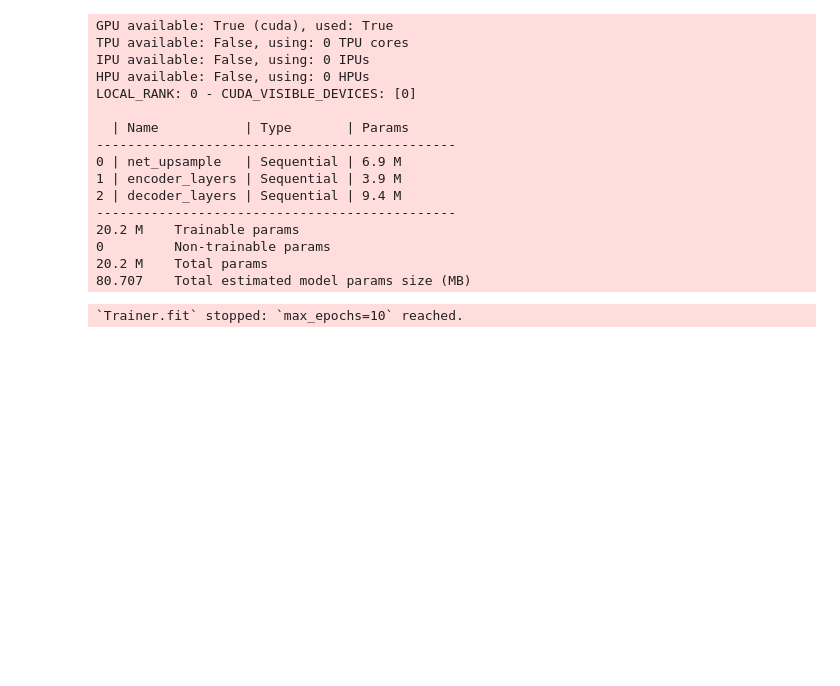
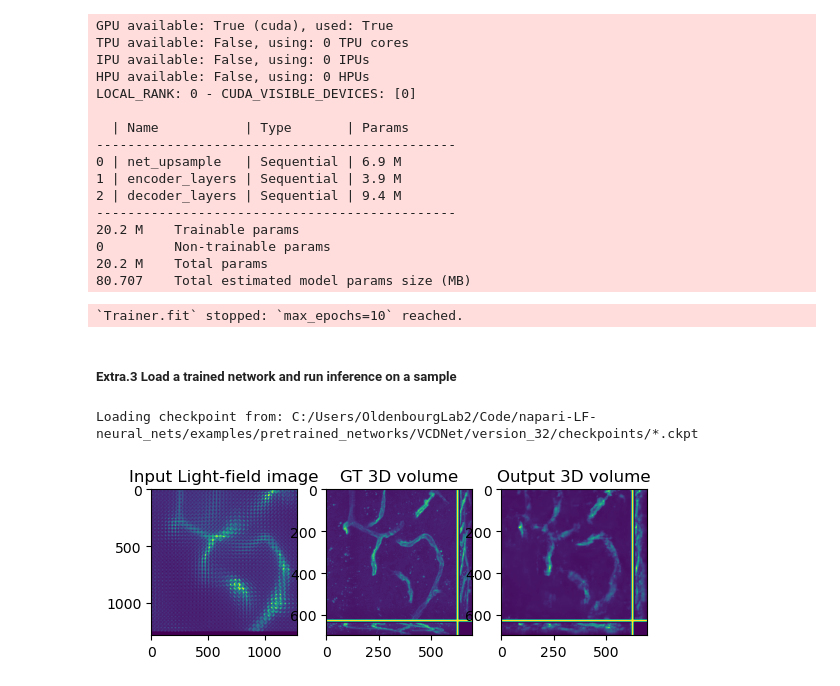
Before and after one commit to PolarizedLightFieldMicroscopy/napari-LF, a Jupyter notebook: src/napari_lf/lfa/main_train_neural_net.ipynb, the cells around one changed output. Saved outputs shown, nothing was run; the diff lists cells and outputs as text; code cells hidden in the pictures; blank space fills up the shorter version.

Commit message:
Added extra section to training notebook, including how to do inference with a trained network

```diff
--- a/src/napari_lf/lfa/main_train_neural_net.ipynb
+++ b/src/napari_lf/lfa/main_train_neural_net.ipynb
@@ -194,3 +198,45 @@ LOCAL_RANK: 0 - CUDA_VISIBLE_DEVICES: [0]
 20.2 M    Total params
 80.707    Total estimated model params size (MB)
 `Trainer.fit` stopped: `max_epochs=10` reached.
+# %% [markdown]
+##### Extra.3 Load a trained network and run inference on a sample
+# %%
+from neural_nets.util.LFUtil import *
+import matplotlib.pyplot as plt
+from neural_nets.LFNeuralNetworkProto import *
+
+# Where is the checkpoint of the network?
+checkpoint_path = 'C:/Users/OldenbourgLab2/Code/napari-LF-neural_nets/examples/pretrained_networks/VCDNet/version_32/checkpoints/*.ckpt'
+print("Loading checkpoint from: " + checkpoint_path)
+# Create network
+net = LFNeuralNetworkProto.load_network_from_file(checkpoint_path, LFshape)
+# Load datasets
+net.configure_dataloader()
+
+# Grab a sample
+LF_img_4D, GT_vol = net.val_loader.dataset.__getitem__(0)
+# perform reconstruction by calling the network with the image (This calls the forward function in the network)
+pred_vol = net(LF_img_4D.unsqueeze(0))
+
+# Compute 2D lenslet image for display
+LF_img_lenslet = LF2Spatial(LF_img_4D.unsqueeze(0), LFshape)
+# Compute volume Maximum intensity projection
+vol_pred_MIP = volume_2_projections(pred_vol)
+vol_GT_MIP = volume_2_projections(GT_vol.float().unsqueeze(0))
+
+# Show input and output
+plt.subplot(1,3,1)
+# Pytorch output dimensions are [batch, channel, x, y].
+#We grab only the [x,y] and convert it to cpu and numpy for display
+plt.imshow(LF_img_lenslet[0,0].cpu().detach().numpy())
+plt.title('Input Light-field image')
+plt.subplot(1,3,2)
+plt.imshow(vol_GT_MIP[0,0].cpu().detach().numpy())
+plt.title('GT 3D volume')
+plt.subplot(1,3,3)
+plt.imshow(vol_pred_MIP[0,0].cpu().detach().numpy())
+plt.title('Output 3D volume')
+plt.show()
+# %% [output]
+Loading checkpoint from: C:/Users/OldenbourgLab2/Code/napari-LF-neural_nets/examples/pretrained_networks/VCDNet/version_32/checkpoints/*.ckpt
+[figure, added]
```
Also changed, not shown: parts of 6 cells of this notebook.
